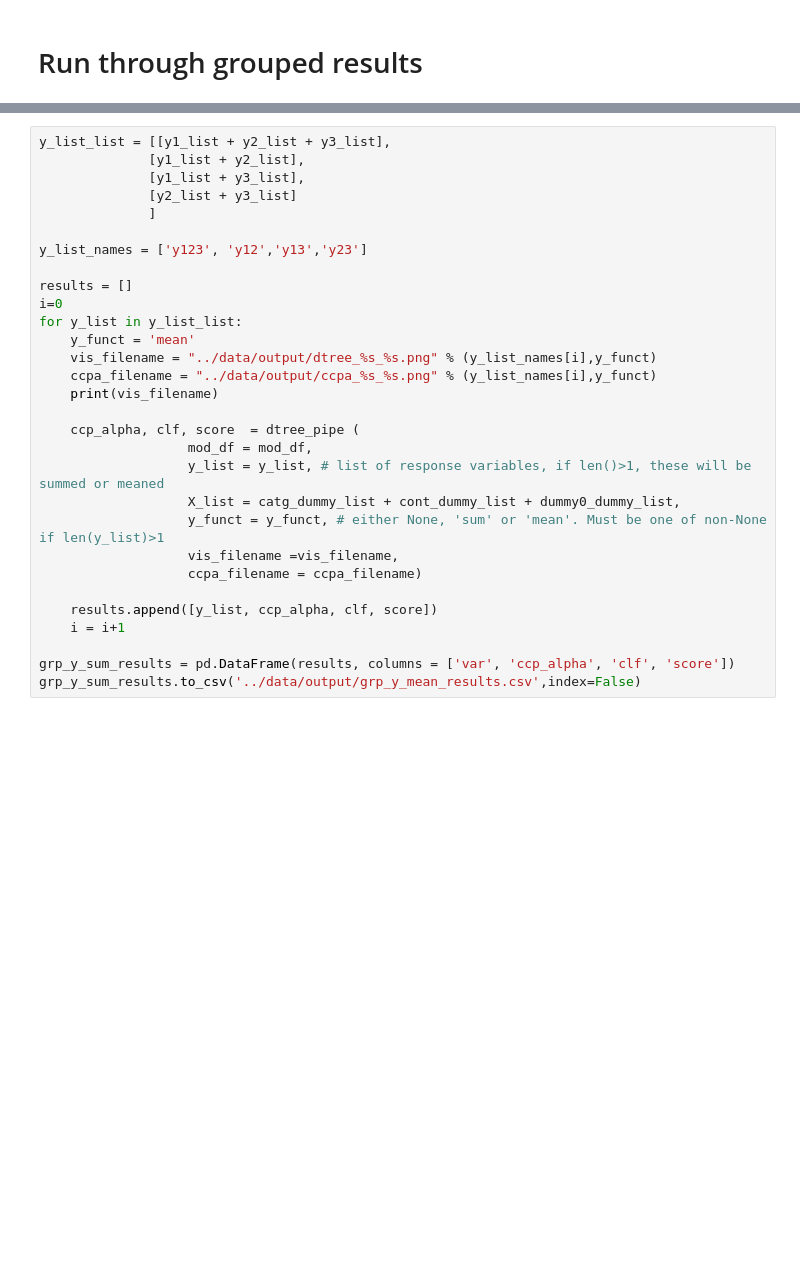
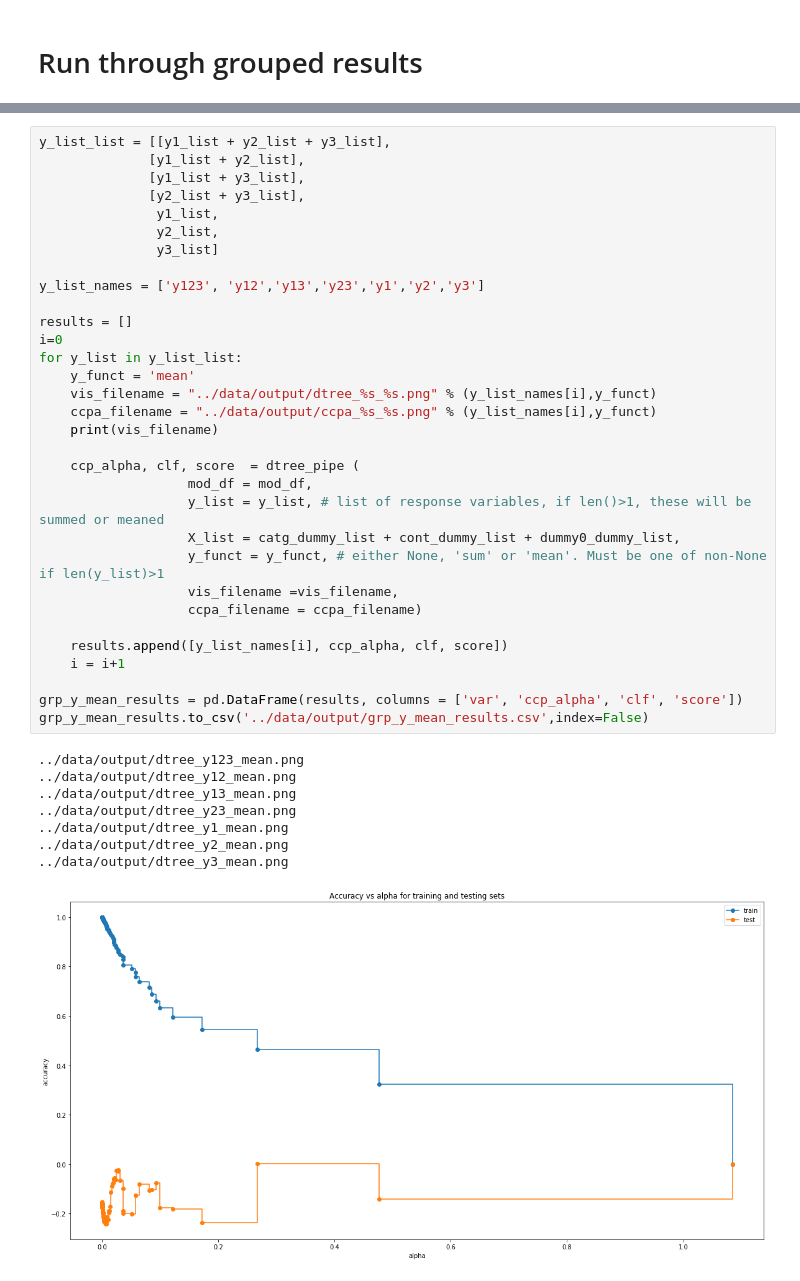
Before and after one commit to liouviaglou/JavaSE_202007, a Jupyter notebook: scripts/decision_trees.ipynb, the cells around one changed output, grey strips where cells are left out. Drawn from its saved outputs; the diff is of its cells as text; blank space fills up the shorter version.

```diff
--- a/scripts/decision_trees.ipynb
+++ b/scripts/decision_trees.ipynb
@@ -497,30 +517,41 @@ grp_y_sum_results.to_csv('../data/output/grp_y_sum_results.csv',index=False)
 # %%
 y_list_list = [[y1_list + y2_list + y3_list],
               [y1_list + y2_list],
               [y1_list + y3_list],
-              [y2_list + y3_list]
-              ]
+              [y2_list + y3_list],
+               y1_list,
+               y2_list,
+               y3_list]
 
-y_list_names = ['y123', 'y12','y13','y23']
+y_list_names = ['y123', 'y12','y13','y23','y1','y2','y3']
 
 results = []
 i=0
 for y_list in y_list_list:
     y_funct = 'mean'
     vis_filename = "../data/output/dtree_%s_%s.png" % (y_list_names[i],y_funct)
     ccpa_filename = "../data/output/ccpa_%s_%s.png" % (y_list_names[i],y_funct)
     print(vis_filename)
 
     ccp_alpha, clf, score  = dtree_pipe (
                    mod_df = mod_df,
                    y_list = y_list, # list of response variables, if len()>1, these will be summed or meaned
                    X_list = catg_dummy_list + cont_dummy_list + dummy0_dummy_list,
                    y_funct = y_funct, # either None, 'sum' or 'mean'. Must be one of non-None if len(y_list)>1
                    vis_filename =vis_filename,
                    ccpa_filename = ccpa_filename)
 
-    results.append([y_list, ccp_alpha, clf, score])
+    results.append([y_list_names[i], ccp_alpha, clf, score])
     i = i+1
 
-grp_y_sum_results = pd.DataFrame(results, columns = ['var', 'ccp_alpha', 'clf', 'score'])
-grp_y_sum_results.to_csv('../data/output/grp_y_mean_results.csv',index=False)
+grp_y_mean_results = pd.DataFrame(results, columns = ['var', 'ccp_alpha', 'clf', 'score'])
+grp_y_mean_results.to_csv('../data/output/grp_y_mean_results.csv',index=False)
+# %% [output]
+../data/output/dtree_y123_mean.png
+../data/output/dtree_y12_mean.png
+../data/output/dtree_y13_mean.png
+../data/output/dtree_y23_mean.png
+../data/output/dtree_y1_mean.png
+../data/output/dtree_y2_mean.png
+../data/output/dtree_y3_mean.png
+[figure, added]
```
Also changed, not shown: parts of 48 cells of this notebook, 4 other files.
